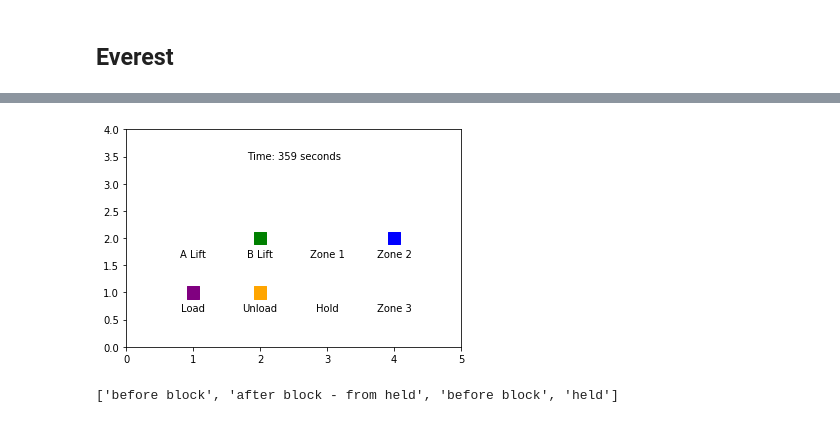
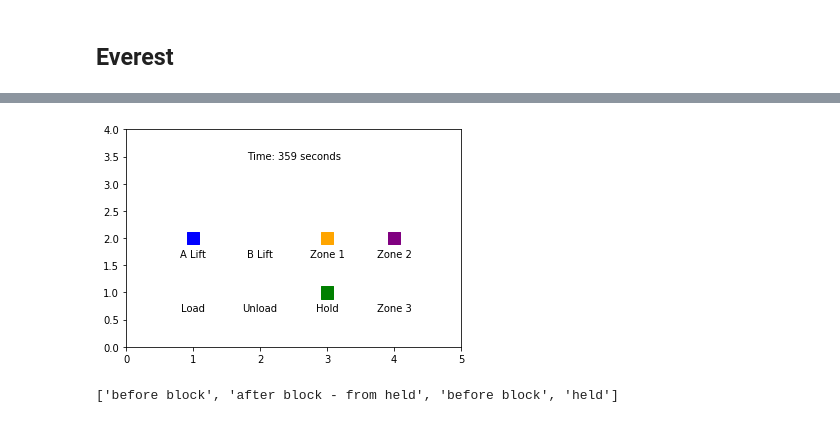
Before and after one commit to AlexBorger/block-zone-simulator, a Jupyter notebook: Code/sim_scratchpad.ipynb, the cells around one changed output, grey strips where cells are left out. Cells and saved outputs as stored; diff of their text form; code cells hidden in the pictures.

```diff
--- a/Code/sim_scratchpad.ipynb
+++ b/Code/sim_scratchpad.ipynb
@@ -530,7 +530,7 @@ blocks = {
         'is_occupied': False,
         'can_operate_from_stop': True,
         'mandatory_hold': True,
-        'hold_time': 35,
+        'hold_time': 34,  # true is ~ 34?
         'has_merger_switch': False,
         'has_splitter_switch': False
     },
@@ -614,7 +614,7 @@ blocks = {
         'is_occupied': False,
         'can_operate_from_stop': True,
         'mandatory_hold': True,
-        'hold_time': 20,
+        'hold_time': 10,  # was 20
         'has_merger_switch': False,
         'has_splitter_switch': False
     }
@@ -640,7 +640,8 @@ theoretical_idle_percents = []
 actual_capacities = []
 actual_idle_percents = []
 
-sim_run_time = 36000  # 10 hours (60s * 60min * 10hr)
+sim_run_time = 72000  # 10 hours (60s * 60min * 10hr)
+vehicle_capacity = 34
 
 for n in [1, 2, 3, 4, 5]:
     # run without sluggishness
@@ -649,17 +650,17 @@ for n in [1, 2, 3, 4, 5]:
     for _ in range(sim_run_time):
         circuit.step()
     # analyze results
-    theoretical_capacities.append(calculate_hourly_capacity(vehicle_capacity=34, circuit=circuit))
+    theoretical_capacities.append(calculate_hourly_capacity(vehicle_capacity=vehicle_capacity, circuit=circuit))
     train_idles = []
     for train_name in circuit.trains:
         train_idles.append(100*circuit.trains[train_name].total_seconds_held / circuit.time)
     theoretical_idle_percents.append(round(np.mean(train_idles),2))
     # run again with sluggishness
-    optional_params['sluggishness'] = True
+    optional_params['sluggishness'] = True  # change this back
     circuit = Circuit(blocks, num_trains=n, optional_params=optional_params)
     for _ in range(sim_run_time):
         circuit.step()
-    actual_capacities.append(calculate_hourly_capacity(vehicle_capacity=34, circuit=circuit))
+    actual_capacities.append(calculate_hourly_capacity(vehicle_capacity=vehicle_capacity, circuit=circuit))
     train_idles = []
     for train_name in circuit.trains:
         train_idles.append(100*circuit.trains[train_name].total_seconds_held / circuit.time)
@@ -684,0 +686,7 @@ df
+# %%
+#[circuit.trains[train].circuits_completed for train in circuit.trains]
+for t in circuit.trains:
+    print(circuit.trains[t].history)
+for t in circuit.trains:
+    print(circuit.trains[t].circuits_completed)
+# need to figure out the reason for 54 sec interval. probably related to not having any idle time outside unload / hold
@@ -691,6 +895,10 @@ from IPython.display import clear_output
 num_trains = 4
 num_timesteps = 360
 train_blocks = None  # Store current block
+optional_params = {
+    'random_seed': 10,
+    'circuit_completion_blocks': ['Load']
+}
 circuit = Circuit(blocks, num_trains=num_trains, optional_params=optional_params)
 
 # Initialize the plot
@@ -729,34 +937,34 @@ for t in range(num_timesteps):
     train_blocks = [block_locs[circuit.trains[t].current_block] for t in circuit.trains]
     # Clear the previous plot
     clear_output(wait=True)
 
     # show labels for block areas
     for b in block_locs:
         block_x, block_y = block_locs[b]
         plt.text(block_x, block_y - 0.2, block_txt[b], ha='center', va='top')
     plt.text(2.5, 3.6, f'Time: {t} seconds', ha='center', va='top')
     # Update the plot # color=train_colors[:num_trains]
     #plt.plot([x[0] for x in train_blocks], [x[1] for x in train_blocks], marker='s', linestyle='none')
     held_trains = [t for t in circuit.trains if circuit.trains[t].current_status == 'held' and circuit.trains[t].seconds_held_at_current_block > 0]
     not_held_trains = [t for t in circuit.trains if t not in held_trains]
     not_held_trains_blocks = [block_locs[circuit.trains[t].current_block] for t in not_held_trains]
     held_trains_blocks = [block_locs[circuit.trains[t].current_block] for t in held_trains]
     plt.scatter([x[0] for x in not_held_trains_blocks], [x[1] for x in not_held_trains_blocks],
                 c=[train_colors[t] for t in circuit.trains if t in not_held_trains], marker='s', s=150)
     plt.scatter([x[0] for x in held_trains_blocks], [x[1] for x in held_trains_blocks],
                 c=[train_colors[t] for t in circuit.trains if t in held_trains], marker='s', s=150,
                 edgecolors='red', # Color of the square boundaries
                 linewidths=1.5)
     plt.ylim(0, 4)  # Adjust y-limit based on your block range
     plt.xlim(0, 5)
     #plt.legend()  # [f"Train {i+1}" for i in range(num_trains)]
     plt.draw()
     plt.pause(0.01)  # Adjust pause time for animation speed
 
 plt.ioff()  # Turn off interactive mode
 plt.show()
 # %% [output]
-[figure, old version]
+[figure, new version]
 # %%
 [circuit.trains[t].current_status for t in circuit.trains]
 # %% [output]
```
Also changed, not shown: parts of 5 cells of this notebook, 4 other files.
